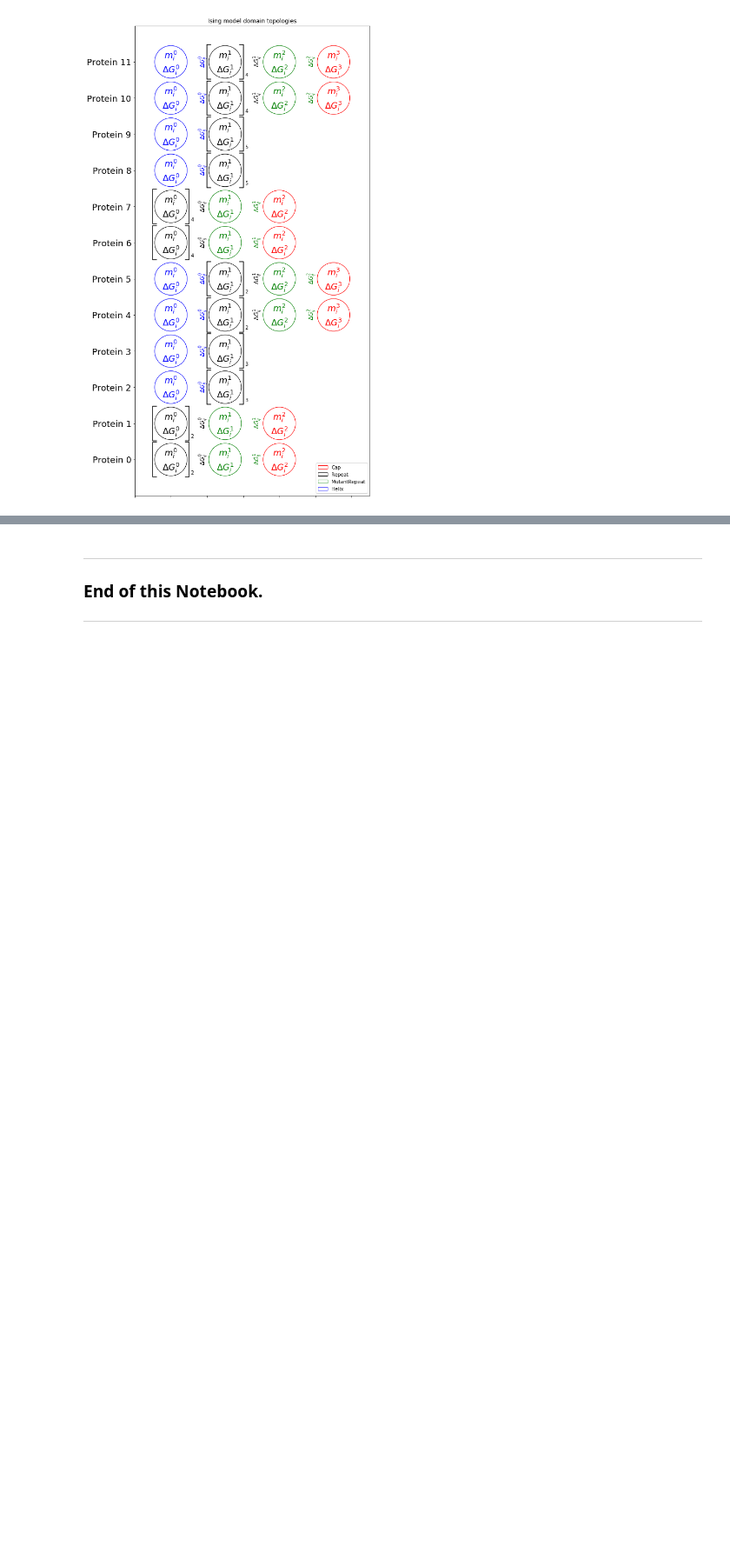
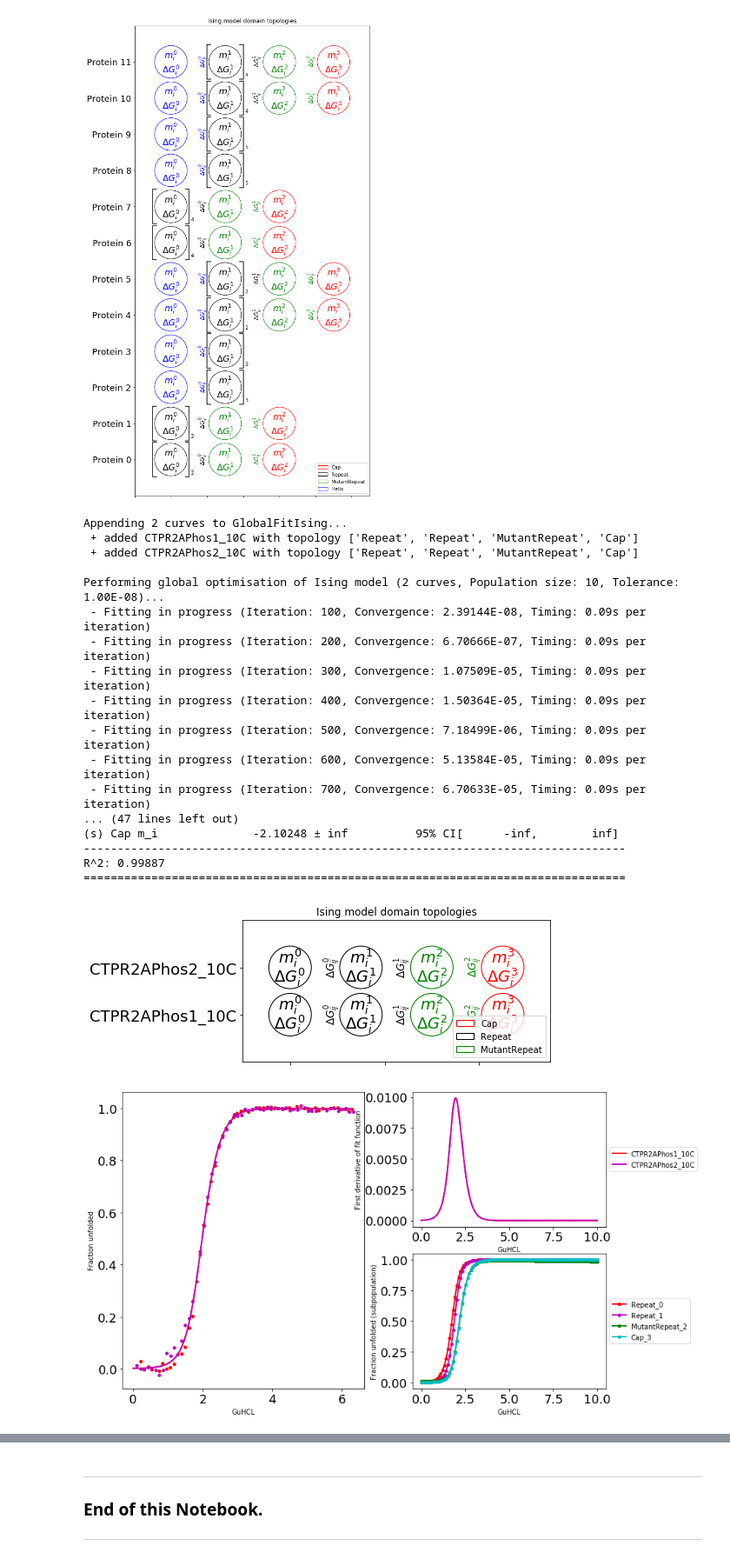
Before and after one commit to quantumjot/PyFolding, a Jupyter notebook: notebooks/SI6_HeteroPolymerIsing.ipynb, the cells around one changed output, grey strips where cells are left out. Shown at 87% size. Cells and saved outputs as stored; diff of their text form; code cells hidden in the pictures; blank space fills up the shorter version.

```diff
--- a/notebooks/SI6_HeteroPolymerIsing.ipynb
+++ b/notebooks/SI6_HeteroPolymerIsing.ipynb
@@ -202,6 +202,28 @@ ising.plot_domains(topology1, collapse=True) #, save="/Users/ergm/Desktop/domain
 # %% [output]
 [figure]
 [figure]
+# %%
+ising.fit_heteropolymer(curves[0:2], topology1[0:2], popsize=10, maxiter=10000) #, save="/Users/ergm/Desktop/FitResults")
+# %% [output]
+Appending 2 curves to GlobalFitIsing...
+ + added CTPR2APhos1_10C with topology ['Repeat', 'Repeat', 'MutantRepeat', 'Cap']
+ + added CTPR2APhos2_10C with topology ['Repeat', 'Repeat', 'MutantRepeat', 'Cap']
+
+Performing global optimisation of Ising model (2 curves, Population size: 10, Tolerance: 1.00E-08)...
+ - Fitting in progress (Iteration: 100, Convergence: 2.39144E-08, Timing: 0.09s per iteration)
+ - Fitting in progress (Iteration: 200, Convergence: 6.70666E-07, Timing: 0.09s per iteration)
+ - Fitting in progress (Iteration: 300, Convergence: 1.07509E-05, Timing: 0.09s per iteration)
+ - Fitting in progress (Iteration: 400, Convergence: 1.50364E-05, Timing: 0.09s per iteration)
+ - Fitting in progress (Iteration: 500, Convergence: 7.18499E-06, Timing: 0.09s per iteration)
+ - Fitting in progress (Iteration: 600, Convergence: 5.13584E-05, Timing: 0.09s per iteration)
+ - Fitting in progress (Iteration: 700, Convergence: 6.70633E-05, Timing: 0.09s per iteration)
+... (47 lines left out)
+(s) Cap m_i              -2.10248 ± inf          95% CI[      -inf,        inf]
+--------------------------------------------------------------------------------
+R^2: 0.99887
+================================================================================
+[figure, added]
+[figure, added]
 # %%
 # note: popsize is the population size for the optimiser (bigger means more likelihood of reaching global optimum)
 # start with a popsize of 10, increase to 100-1000 for better fits:
```
Also changed, not shown: parts of 1 cell of this notebook, 7 other files.
